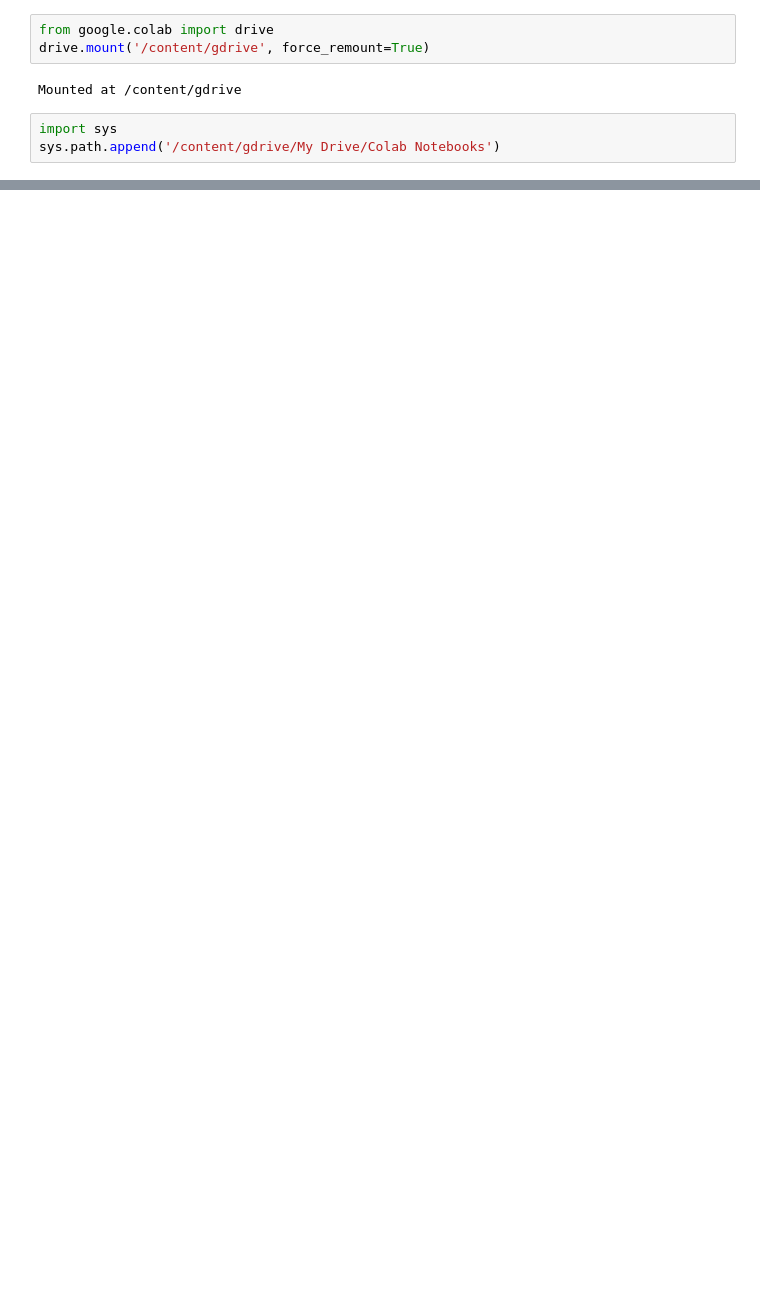
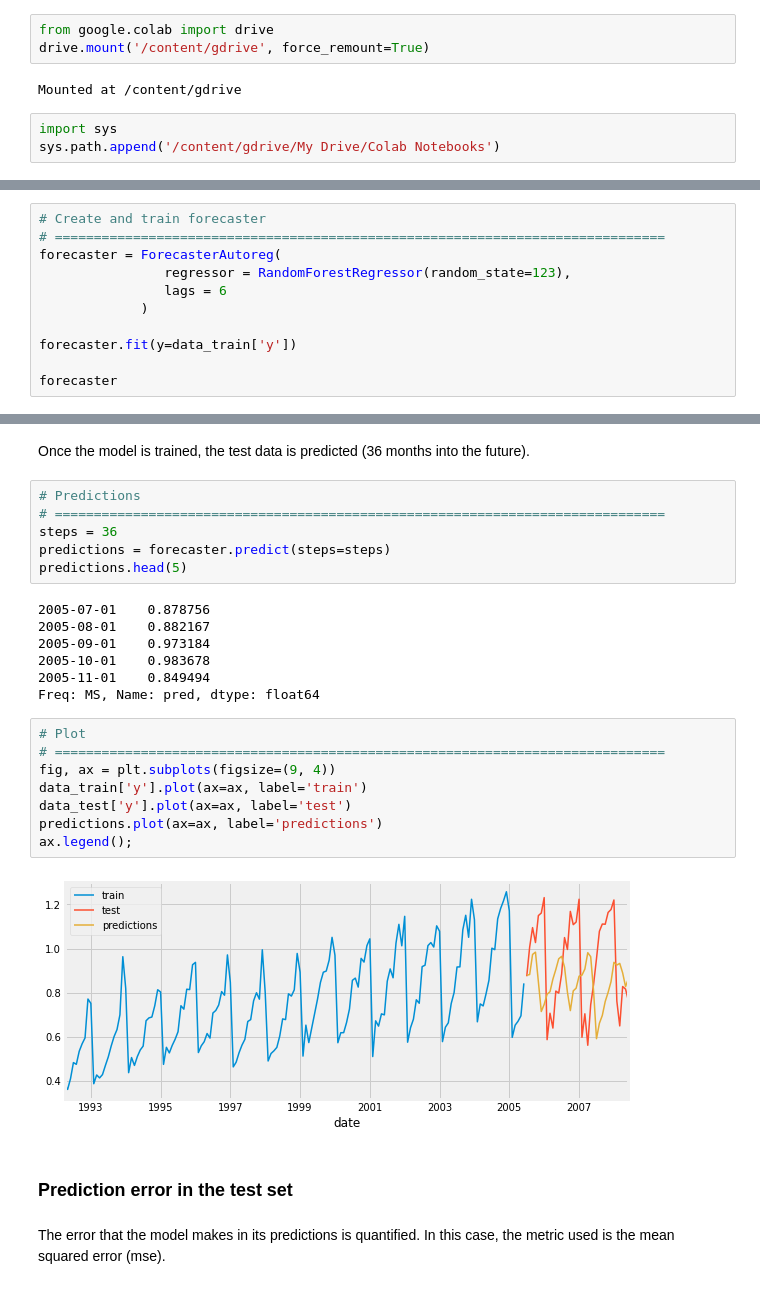
Before and after one commit to jgamel/learn_n_dev, a Jupyter notebook: time_series_forecasting_scikit_learn.ipynb, the cells around one changed output, grey strips where cells are left out. Saved outputs shown, nothing was run; the diff lists cells and outputs as text; blank space fills up the shorter version.

```diff
--- a/time_series_forecasting_scikit_learn.ipynb
+++ b/time_series_forecasting_scikit_learn.ipynb
@@ -94,0 +157,11 @@ from skforecast.model_selection import backtesting_forecaster
+# %%
+# Create and train forecaster
+# ==============================================================================
+forecaster = ForecasterAutoreg(
+                regressor = RandomForestRegressor(random_state=123),
+                lags = 6
+             )
+
+forecaster.fit(y=data_train['y'])
+
+forecaster
@@ -94,0 +185,29 @@ from skforecast.model_selection import backtesting_forecaster
+# %% [markdown]
+Once the model is trained, the test data is predicted (36 months into the future).
+# %%
+# Predictions
+# ==============================================================================
+steps = 36
+predictions = forecaster.predict(steps=steps)
+predictions.head(5)
+# %% [output]
+2005-07-01    0.878756
+2005-08-01    0.882167
+2005-09-01    0.973184
+2005-10-01    0.983678
+2005-11-01    0.849494
+Freq: MS, Name: pred, dtype: float64
+# %%
+# Plot
+# ==============================================================================
+fig, ax = plt.subplots(figsize=(9, 4))
+data_train['y'].plot(ax=ax, label='train')
+data_test['y'].plot(ax=ax, label='test')
+predictions.plot(ax=ax, label='predictions')
+ax.legend();
+# %% [output]
+[figure, added]
+# %% [markdown]
+### Prediction error in the test set
+# %% [markdown]
+The error that the model makes in its predictions is quantified. In this case, the metric used is the mean squared error (mse).
```
Also changed, not shown: parts of 128 cells of this notebook.
